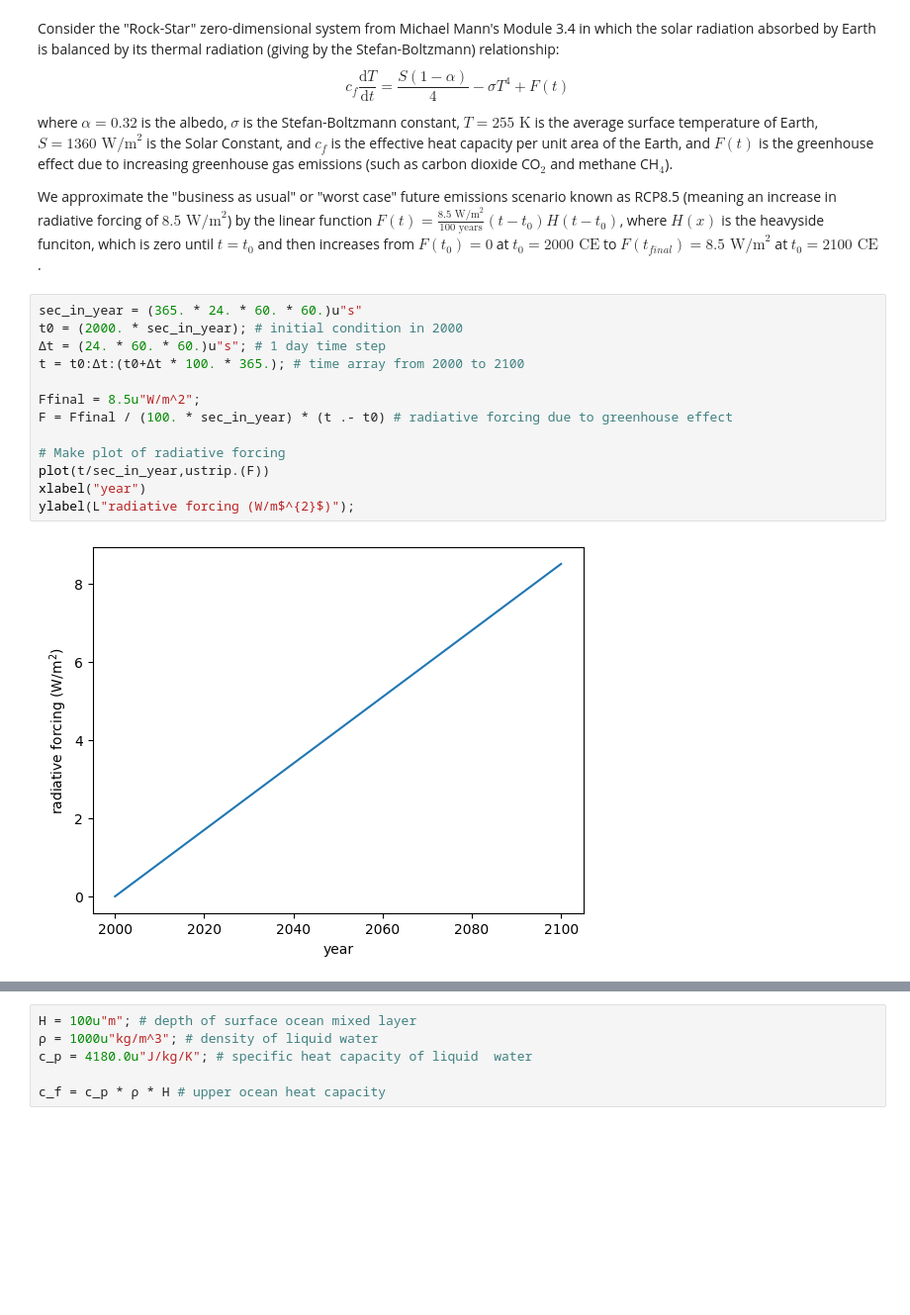
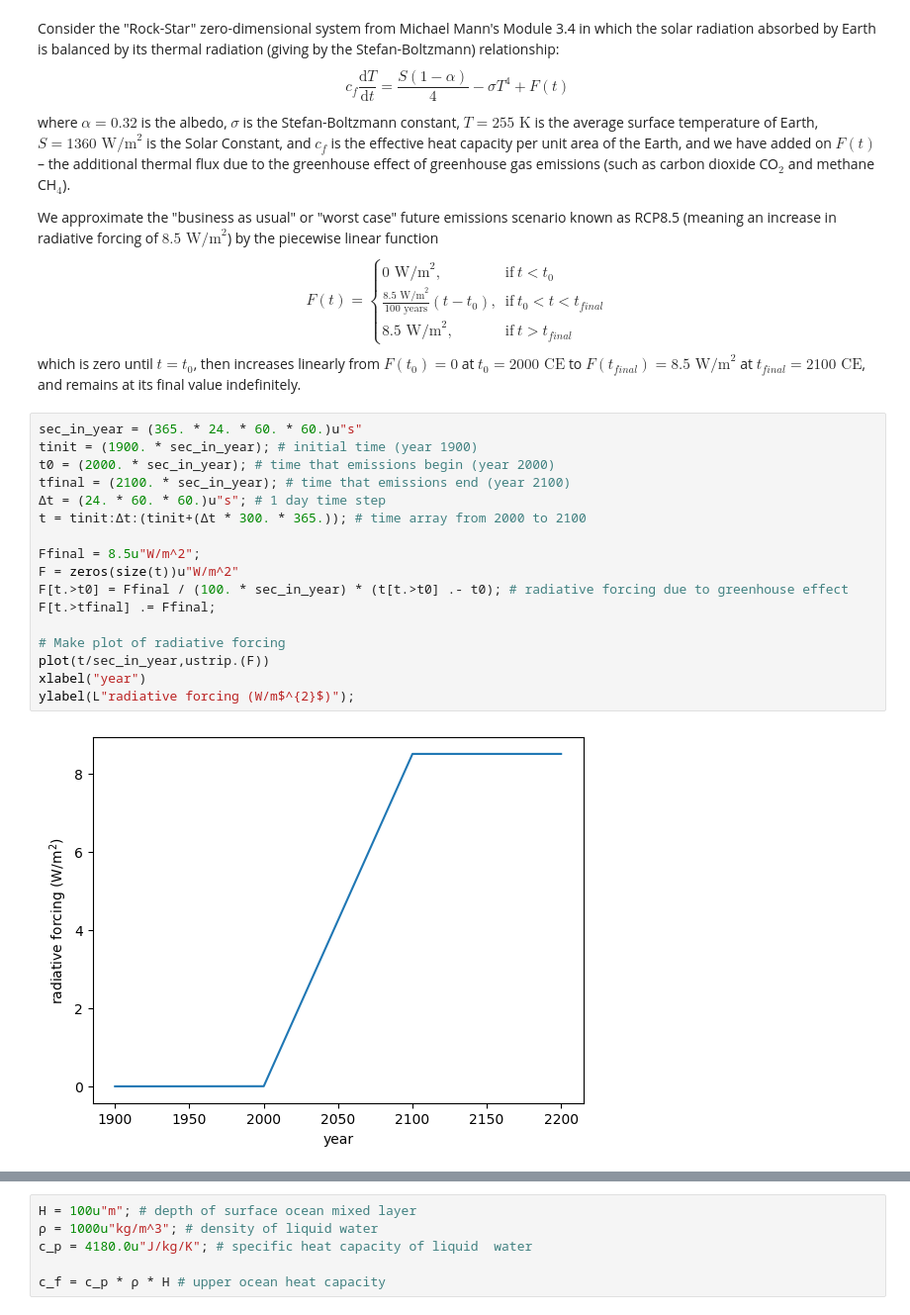
Before and after one commit to hdrake/simplearth_old, a Jupyter notebook: warming_timescales.ipynb, the cells around one changed output, grey strips where cells are left out. Shown: that part at 99% size. Drawn from its saved outputs; the diff is of its cells as text; blank space fills up the shorter version.

```diff
--- a/warming_timescales.ipynb
+++ b/warming_timescales.ipynb
@@ -57,22 +17,35 @@ Consider the "Rock-Star" zero-dimensional system from Michael Mann's Module 3.4
 \begin{equation}
 c_{f} \frac{\text{d}T}{\text{d}t} = \frac{S(1-\alpha)}{4} - \sigma T^{4} + F(t)
 \end{equation}
-where $\alpha=0.32$ is the albedo, $\sigma$ is the Stefan-Boltzmann constant, $T=255\text{ K}$ is the average surface temperature of Earth, $S=1360\text{ W/m}^{2}$ is the Solar Constant, and $c_{f}$ is the effective heat capacity per unit area of the Earth, and $F(t)$ is the greenhouse effect due to increasing greenhouse gas emissions (such as carbon dioxide CO$_{2}$ and methane CH$_{4}$).
+where $\alpha=0.32$ is the albedo, $\sigma$ is the Stefan-Boltzmann constant, $T=255\text{ K}$ is the average surface temperature of Earth, $S=1360\text{ W/m}^{2}$ is the Solar Constant, and $c_{f}$ is the effective heat capacity per unit area of the Earth, and we have added on $F(t)$ – the additional thermal flux due to the greenhouse effect of greenhouse gas emissions (such as carbon dioxide CO$_{2}$ and methane CH$_{4}$).
 
-We approximate the "business as usual" or "worst case" future emissions scenario known as RCP8.5 (meaning an increase in radiative forcing of $8.5\text{ W/m}^{2}$) by the linear function $F(t)=\frac{8.5 \text{ W/m}^{2}}{100 \text{ years}} (t-t_{0}) H(t-t_{0})$, where $H(x)$ is the heavyside funciton, which is zero until $t=t_{0}$ and then increases from $F(t_{0})=0$ at $t_{0}=2000\text{ CE}$ to $F(t_{final})=8.5\text{ W/m}^{2}$ at $t_{0}=2100\text{ CE}$.
+We approximate the "business as usual" or "worst case" future emissions scenario known as RCP8.5 (meaning an increase in radiative forcing of $8.5\text{ W/m}^{2}$) by the piecewise linear function
+\begin{equation}
+F(t)=
+    \begin{cases}
+      0 \text{ W/m}^{2}, & \text{if}\ t<t_{0} \\
+      \frac{8.5 \text{ W/m}^{2}}{100 \text{ years}} (t-t_{0}), & \text{if}\ t_{0}<t<t_{final} \\
+      8.5 \text{ W/m}^{2}, & \text{if}\ t>t_{final}
+    \end{cases}
+\end{equation}
+which is zero until $t=t_{0}$, then increases linearly from $F(t_{0})=0$ at $t_{0}=2000\text{ CE}$ to $F(t_{final})=8.5\text{ W/m}^{2}$ at $t_{final}=2100\text{ CE}$, and remains at its final value indefinitely.
 # %%
 sec_in_year = (365. * 24. * 60. * 60.)u"s"
-t0 = (2000. * sec_in_year); # initial condition in 2000
+tinit = (1900. * sec_in_year); # initial time (year 1900)
+t0 = (2000. * sec_in_year); # time that emissions begin (year 2000)
+tfinal = (2100. * sec_in_year); # time that emissions end (year 2100)
 Δt = (24. * 60. * 60.)u"s"; # 1 day time step
-t = t0:Δt:(t0+Δt * 100. * 365.); # time array from 2000 to 2100
+t = tinit:Δt:(tinit+(Δt * 300. * 365.)); # time array from 2000 to 2100
 
 Ffinal = 8.5u"W/m^2";
-F = Ffinal / (100. * sec_in_year) * (t .- t0) # radiative forcing due to greenhouse effect
+F = zeros(size(t))u"W/m^2"
+F[t.>t0] = Ffinal / (100. * sec_in_year) * (t[t.>t0] .- t0); # radiative forcing due to greenhouse effect
+F[t.>tfinal] .= Ffinal;
 
 # Make plot of radiative forcing
 plot(t/sec_in_year,ustrip.(F))
 xlabel("year")
 ylabel(L"radiative forcing (W/m$^{2}$)");
 # %% [output]
-[figure, old version]
+[figure, new version]
 # %% [markdown]
```
Also changed, not shown: parts of 7 cells of this notebook.
